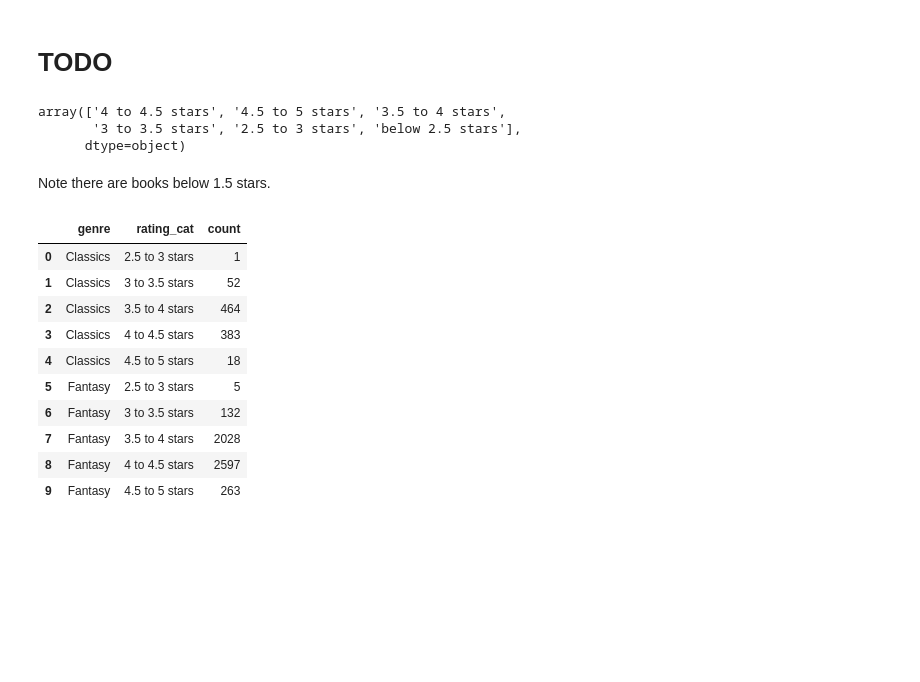
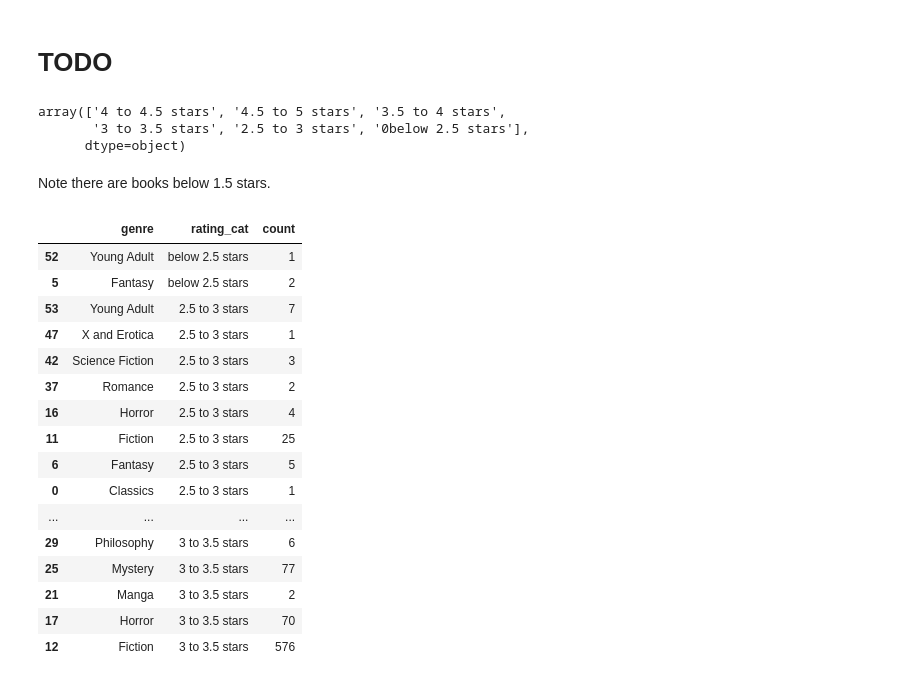
Before and after one commit to com-480-data-visualization/datavis-project-2022-team_philippe, a Jupyter notebook: data_processing.ipynb, the cells around one changed output. Saved outputs shown, nothing was run; the diff lists cells and outputs as text; code cells hidden in the pictures; blank space fills up the shorter version.

```diff
--- a/data_processing.ipynb
+++ b/data_processing.ipynb
@@ -693,7 +693,7 @@ def categorize_rating(row):
     elif row.rating >= 2.5:
         return '2.5 to 3 stars'
     else:
-        return 'below 2.5 stars'
+        return '0below 2.5 stars'
 
 biparite_data['rating_cat'] = data.apply(lambda row: categorize_rating(row), axis=1)
 # %%
@@ -701,26 +701,35 @@ counts = biparite_data['rating_cat'].unique()
 counts
 # %% [output]
 array(['4 to 4.5 stars', '4.5 to 5 stars', '3.5 to 4 stars',
-       '3 to 3.5 stars', '2.5 to 3 stars', 'below 2.5 stars'],
+       '3 to 3.5 stars', '2.5 to 3 stars', '0below 2.5 stars'],
       dtype=object)
 # %% [markdown]
 Note there are books below 1.5 stars.
 # %%
 biparite_data = biparite_data[['parentId', 'rating_cat']].groupby(['parentId', 'rating_cat']).size().reset_index()
 biparite_data = biparite_data.rename({'parentId': 'genre', 'rating_cat': 'rating_cat', 0: 'count'}, axis=1)
+# %%
+biparite_data = biparite_data.sort_values(['rating_cat', 'genre'], ascending = [True, False])
+biparite_data['rating_cat'] = biparite_data['rating_cat'].replace('0below 2.5 stars','below 2.5 stars')
 # %%
-biparite_data.head(10)
+biparite_data.head(20)
 # %% [output]
 |  | genre | rating_cat | count |
+| 52 | Young Adult | below 2.5 stars | 1 |
+| 5 | Fantasy | below 2.5 stars | 2 |
+| 53 | Young Adult | 2.5 to 3 stars | 7 |
+| 47 | X and Erotica | 2.5 to 3 stars | 1 |
+| 42 | Science Fiction | 2.5 to 3 stars | 3 |
+| 37 | Romance | 2.5 to 3 stars | 2 |
+| 16 | Horror | 2.5 to 3 stars | 4 |
+| 11 | Fiction | 2.5 to 3 stars | 25 |
+| 6 | Fantasy | 2.5 to 3 stars | 5 |
 | 0 | Classics | 2.5 to 3 stars | 1 |
-| 1 | Classics | 3 to 3.5 stars | 52 |
-| 2 | Classics | 3.5 to 4 stars | 464 |
-| 3 | Classics | 4 to 4.5 stars | 383 |
-| 4 | Classics | 4.5 to 5 stars | 18 |
-| 5 | Fantasy | 2.5 to 3 stars | 5 |
-| 6 | Fantasy | 3 to 3.5 stars | 132 |
-| 7 | Fantasy | 3.5 to 4 stars | 2028 |
-| 8 | Fantasy | 4 to 4.5 stars | 2597 |
-| 9 | Fantasy | 4.5 to 5 stars | 263 |
+| ... | ... | ... | ... |
+| 29 | Philosophy | 3 to 3.5 stars | 6 |
+| 25 | Mystery | 3 to 3.5 stars | 77 |
+| 21 | Manga | 3 to 3.5 stars | 2 |
+| 17 | Horror | 3 to 3.5 stars | 70 |
+| 12 | Fiction | 3 to 3.5 stars | 576 |
 # %%
 biparite_data.to_csv(path_or_buf='./website/data/biparite_ratings.csv', index=False)
```
Also changed, not shown: parts of 16 cells of this notebook, 6 other files.
